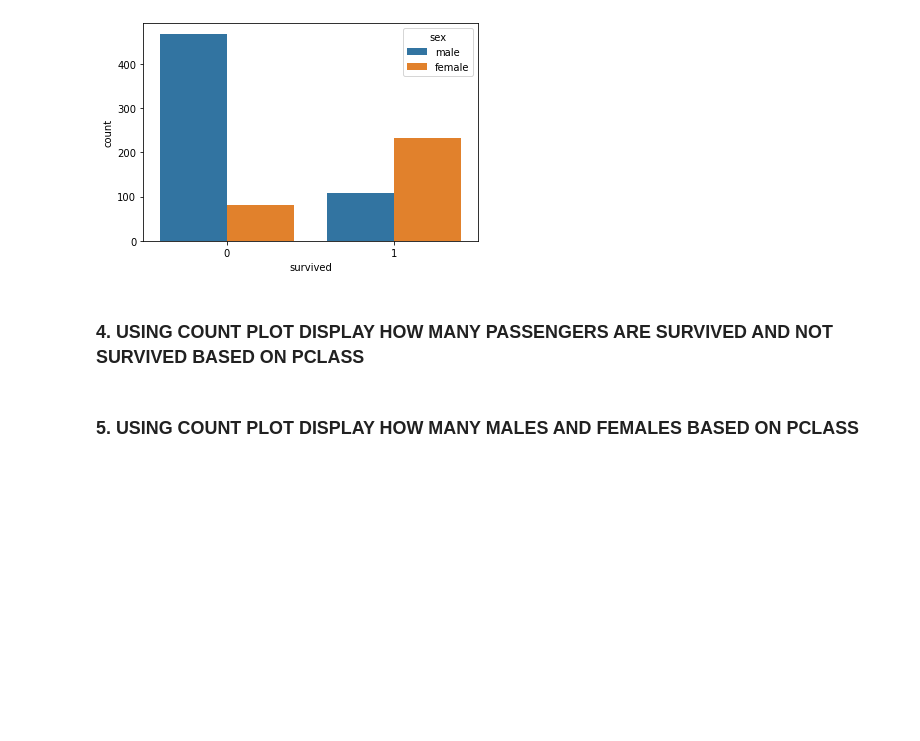
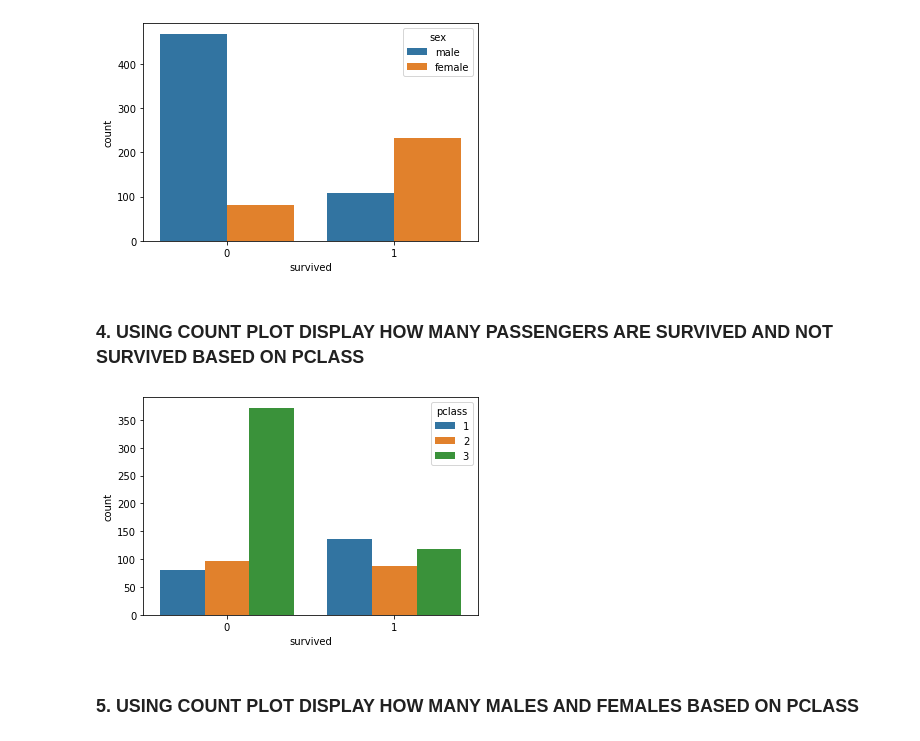
Before and after one commit to VarshaNeelvani/python, a Jupyter notebook: Visualization.ipynb, the cells around one changed output. Drawn from its saved outputs; the diff is of its cells as text; code cells hidden in the pictures; blank space fills up the shorter version.

```diff
--- a/Visualization.ipynb
+++ b/Visualization.ipynb
@@ -685,5 +695,10 @@ plt.show()
 [figure]
 # %% [markdown]
 ### 4. USING COUNT PLOT DISPLAY HOW MANY PASSENGERS ARE SURVIVED AND NOT SURVIVED BASED ON PCLASS
+# %%
+sns.countplot(x='survived', hue='pclass', data=df)
+plt.show()
+# %% [output]
+[figure, added]
 # %% [markdown]
 ### 5. USING COUNT PLOT DISPLAY HOW MANY MALES AND FEMALES BASED ON PCLASS
```
Also changed, not shown: parts of 36 cells of this notebook.
